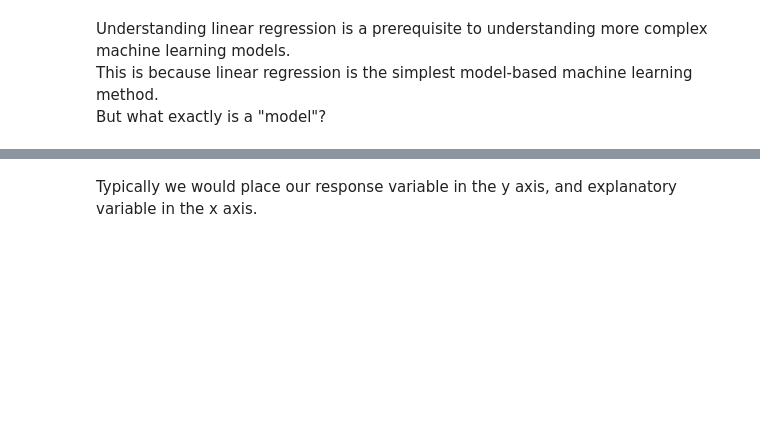
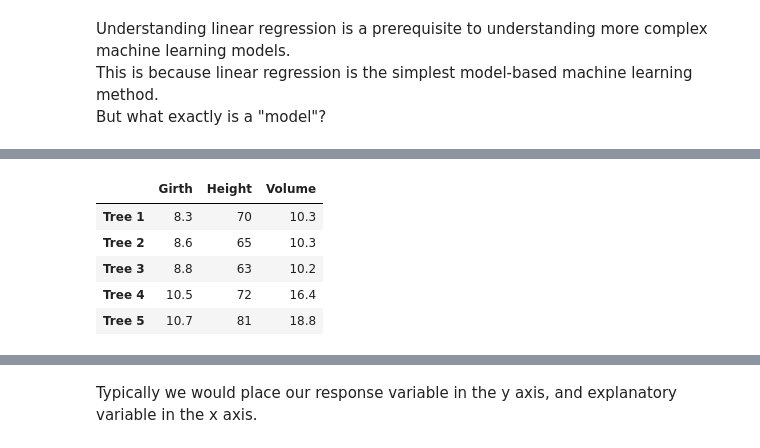
Before and after one commit to oyavuzjr/Linear-Regression, a Jupyter notebook: Linear-Regression-1.ipynb, the cells around one changed output, grey strips where cells are left out. Drawn from its saved outputs; the diff is of its cells as text; code cells hidden in the pictures; blank space fills up the shorter version.

```diff
--- a/Linear-Regression-1.ipynb
+++ b/Linear-Regression-1.ipynb
@@ -24,0 +23,14 @@ We often use one or more **explanatory variables** in order to study their relat
+# %%
+import matplotlib.pyplot as plt
+import pandas as pd
+%matplotlib inline
+trees=pd.read_csv("trees.csv")
+trees.index=trees.index.map(lambda x:"Tree "+str(x+1))
+trees.head()
+# %% [output]
+|  | Girth | Height | Volume |
+| Tree 1 | 8.3 | 70 | 10.3 |
+| Tree 2 | 8.6 | 65 | 10.3 |
+| Tree 3 | 8.8 | 63 | 10.2 |
+| Tree 4 | 10.5 | 72 | 16.4 |
+| Tree 5 | 10.7 | 81 | 18.8 |
```
Also changed, not shown: parts of 6 cells of this notebook.
